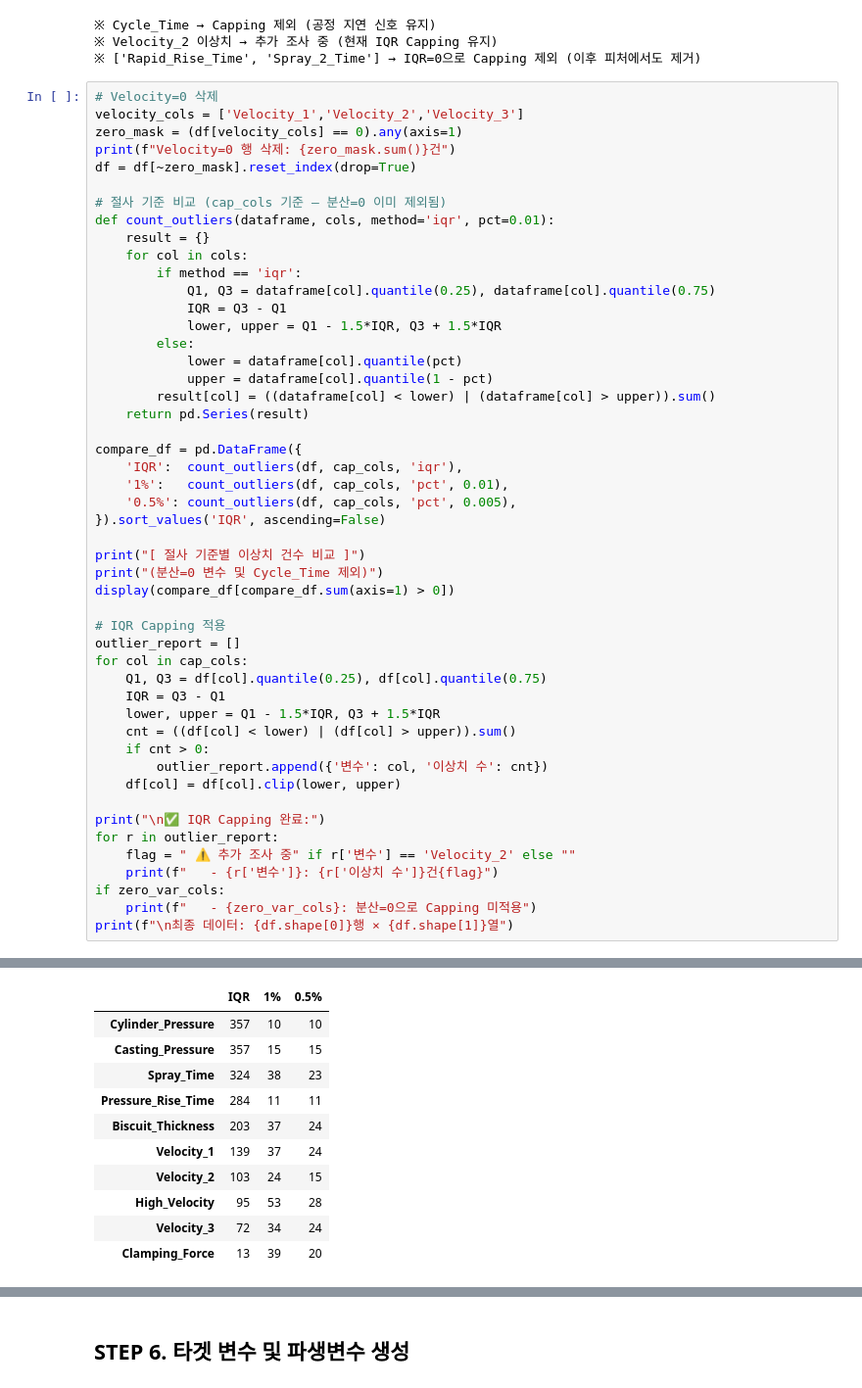
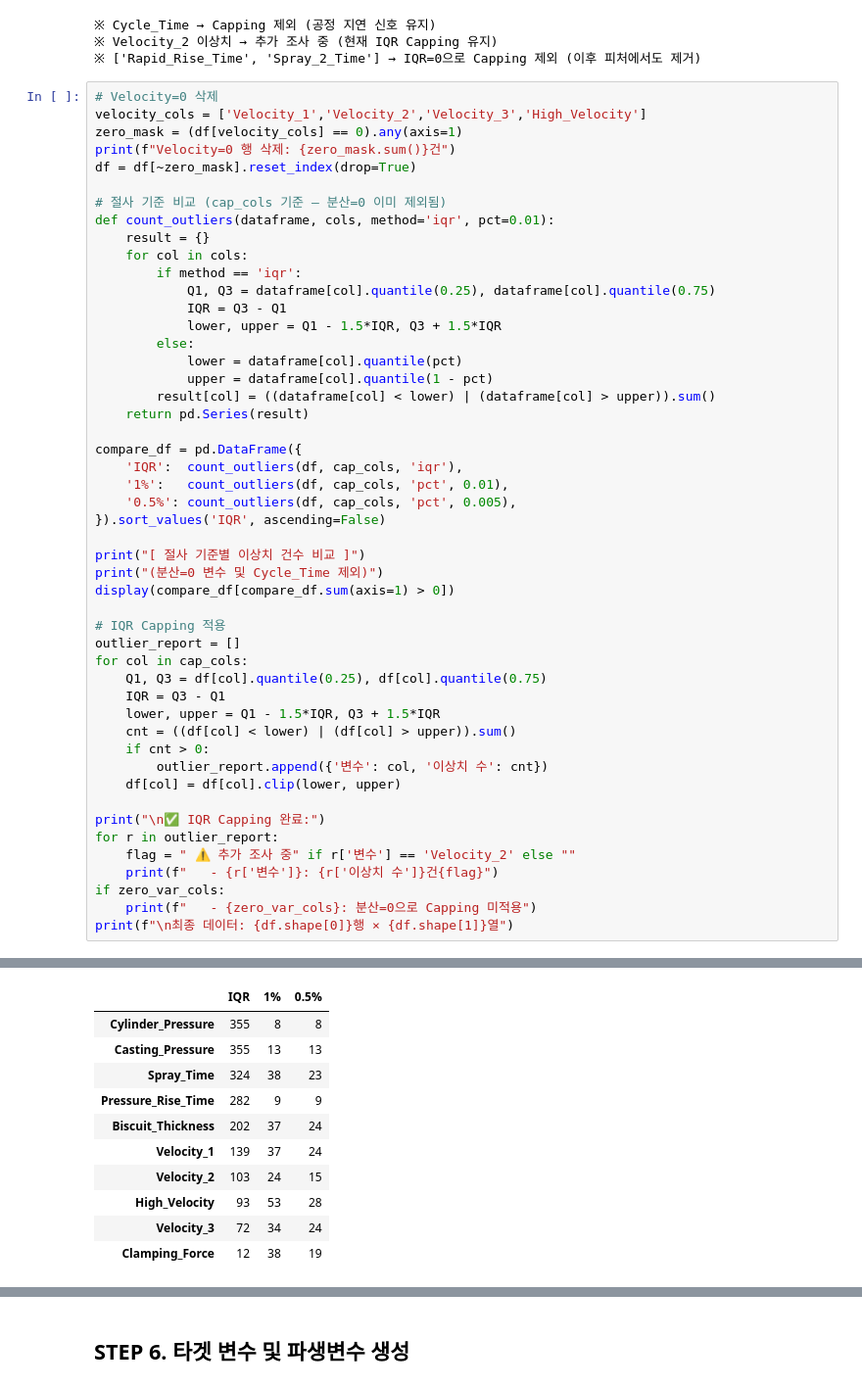
Before and after one commit to heeso0908/hotsix, a Jupyter notebook: notebooks/지소윤/eda_pipeline_type1_v3.ipynb, the cells around one changed output, grey strips where cells are left out. Shown at 98% size. Drawn from its saved outputs; the diff is of its cells as text.

```diff
--- a/notebooks/지소윤/eda_pipeline_type1_v3.ipynb
+++ b/notebooks/지소윤/eda_pipeline_type1_v3.ipynb
@@ -260,7 +260,7 @@ Capping 대상 컬럼 (11개): ['Velocity_1', 'Velocity_2', 'Velocity_3', 'High_
 ※ ['Rapid_Rise_Time', 'Spray_2_Time'] → IQR=0으로 Capping 제외 (이후 피처에서도 제거)
 # %%
 # Velocity=0 삭제
-velocity_cols = ['Velocity_1','Velocity_2','Velocity_3']
+velocity_cols = ['Velocity_1','Velocity_2','Velocity_3','High_Velocity']
 zero_mask = (df[velocity_cols] == 0).any(axis=1)
 print(f"Velocity=0 행 삭제: {zero_mask.sum()}건")
 df = df[~zero_mask].reset_index(drop=True)
@@ -312,16 +312,16 @@ Velocity=0 행 삭제: 0건
 [ 절사 기준별 이상치 건수 비교 ]
 (분산=0 변수 및 Cycle_Time 제외)
 |  | IQR | 1% | 0.5% |
-| Cylinder_Pressure | 357 | 10 | 10 |
-| Casting_Pressure | 357 | 15 | 15 |
+| Cylinder_Pressure | 355 | 8 | 8 |
+| Casting_Pressure | 355 | 13 | 13 |
 | Spray_Time | 324 | 38 | 23 |
-| Pressure_Rise_Time | 284 | 11 | 11 |
-| Biscuit_Thickness | 203 | 37 | 24 |
+| Pressure_Rise_Time | 282 | 9 | 9 |
+| Biscuit_Thickness | 202 | 37 | 24 |
 | Velocity_1 | 139 | 37 | 24 |
 | Velocity_2 | 103 | 24 | 15 |
-| High_Velocity | 95 | 53 | 28 |
+| High_Velocity | 93 | 53 | 28 |
 | Velocity_3 | 72 | 34 | 24 |
-| Clamping_Force | 13 | 39 | 20 |
+| Clamping_Force | 12 | 38 | 19 |
 ✅ IQR Capping 완료:
    - Velocity_1: 139건
    - Velocity_2: 103건 ⚠️ 추가 조사 중
```
Also changed, not shown: parts of 17 cells of this notebook, 6 other files.
